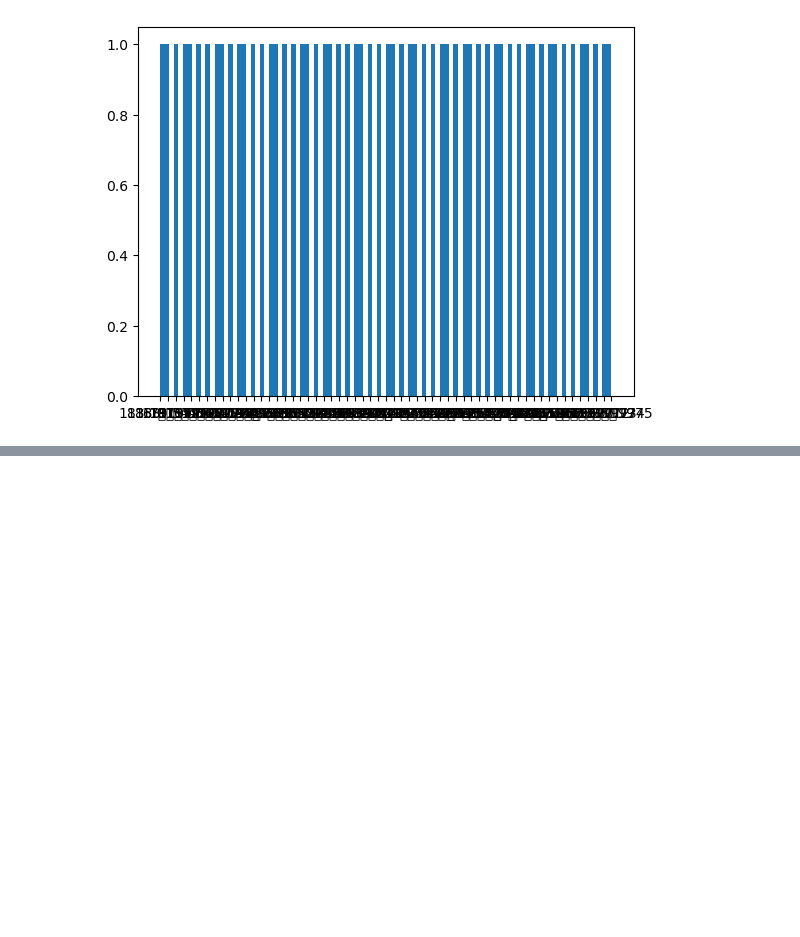
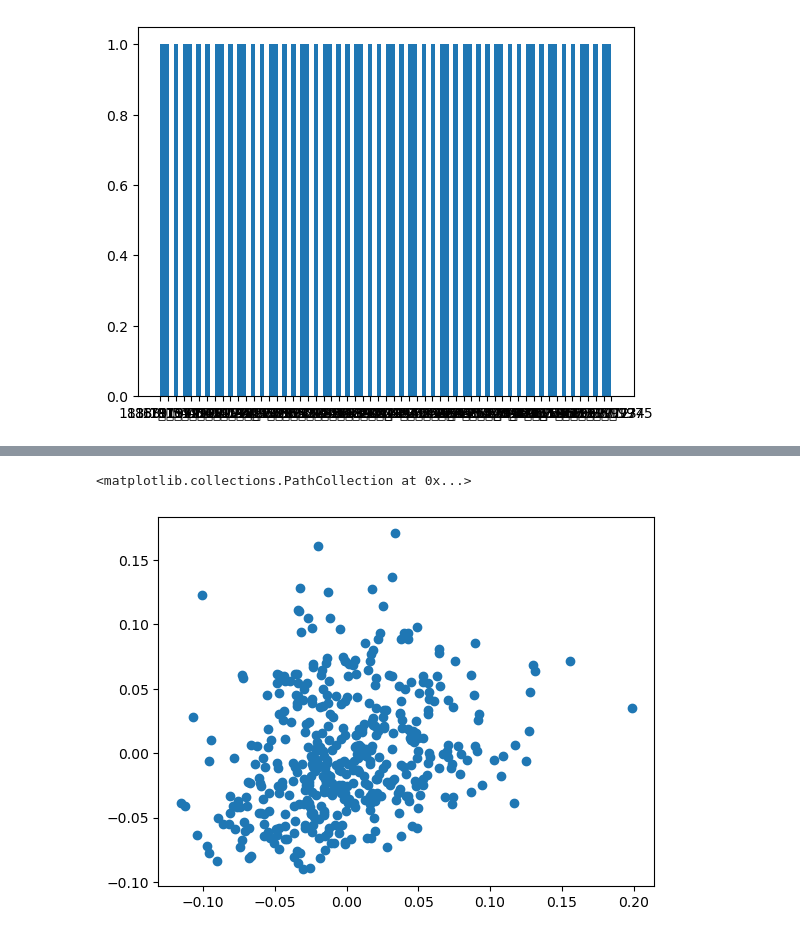
Before and after one commit to GalkaKG/Math-Concepts-for-Developers, a Jupyter notebook: 11. Statistics/Statistics.ipynb, the cells around one changed output, grey strips where cells are left out. Cells and saved outputs as stored; diff of their text form; code cells hidden in the pictures; blank space fills up the shorter version.

```diff
--- a/11. Statistics/Statistics.ipynb
+++ b/11. Statistics/Statistics.ipynb
@@ -94,0 +155,2 @@ plt.show()
+# %%
+bmi = pd.Series(bmi)
@@ -94,0 +182,5 @@ plt.show()
+# %%
+plt.scatter(ldl, bmi)
+# %% [output]
+<matplotlib.collections.PathCollection at 0x...>
+[figure, added]
```
Also changed, not shown: parts of 15 cells of this notebook, 1 other file.
